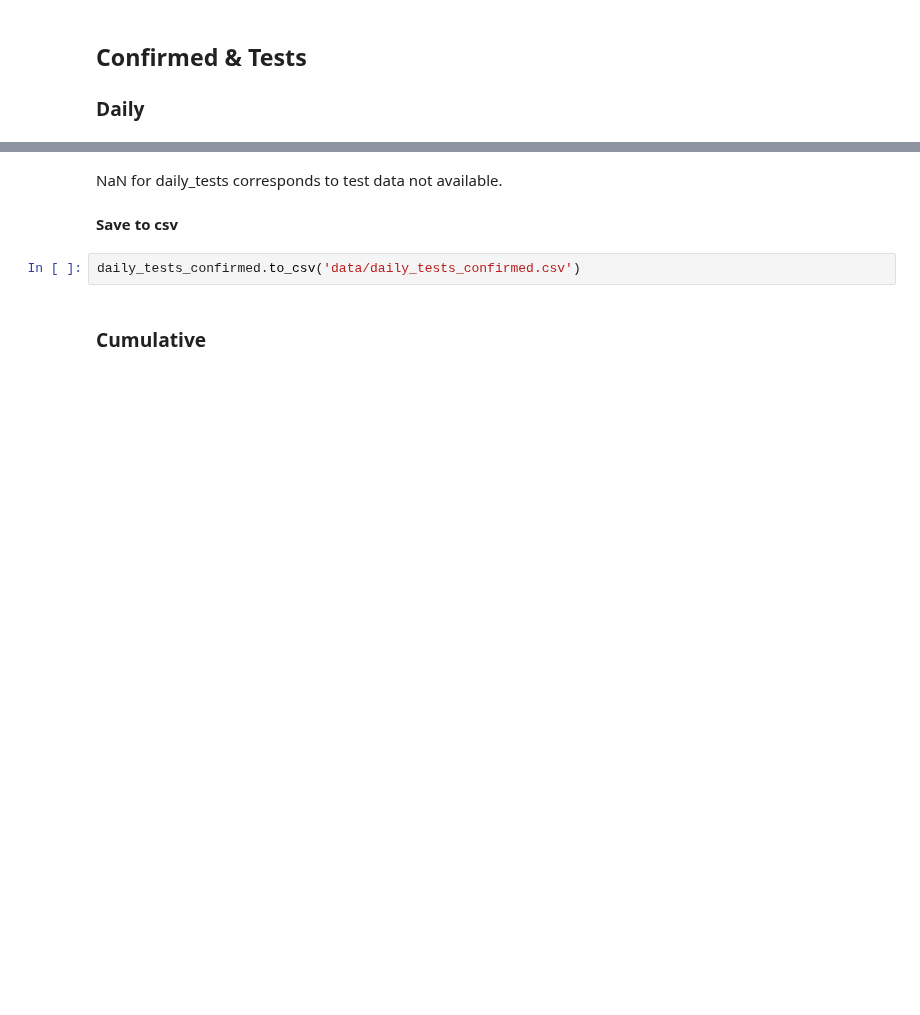
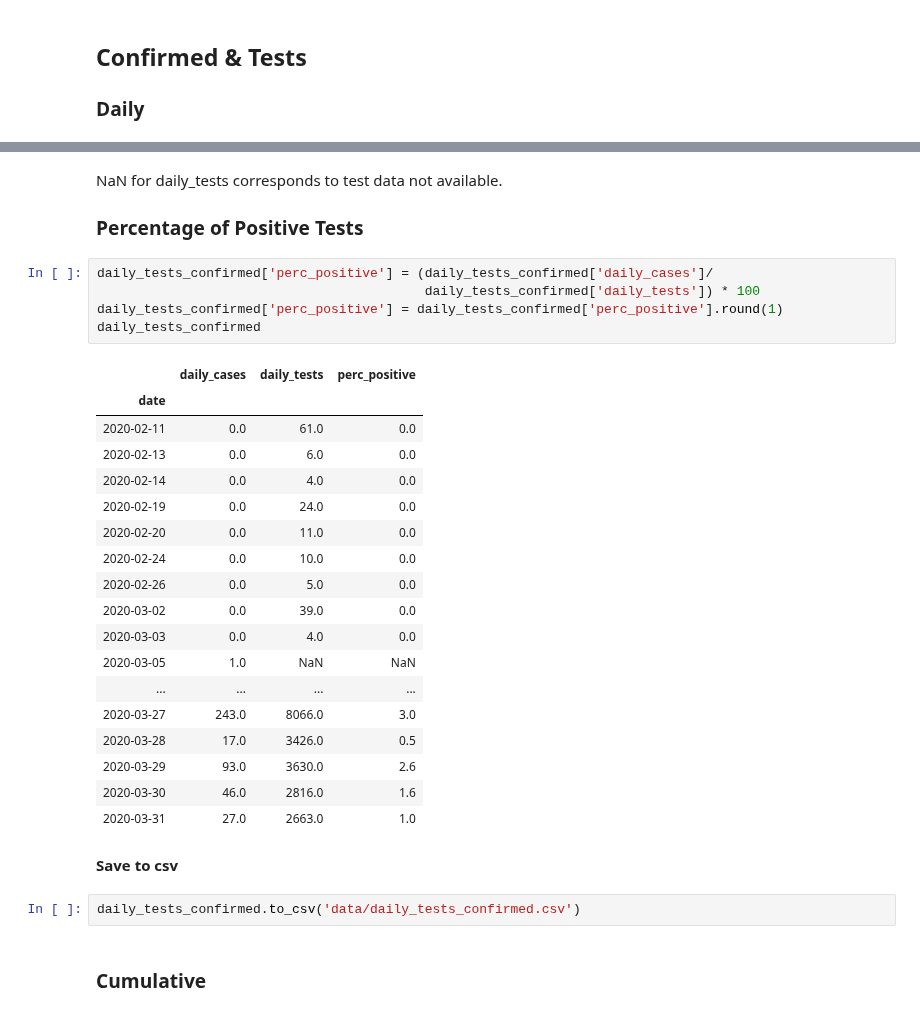
Before and after one commit to SimonRosen173/Covid19SAData, a Jupyter notebook: Data_Preprocessing.ipynb, the cells around one changed output, grey strips where cells are left out. Cells and saved outputs as stored; diff of their text form; blank space fills up the shorter version.

```diff
--- a/Data_Preprocessing.ipynb
+++ b/Data_Preprocessing.ipynb
@@ -368,5 +413,30 @@ daily_tests_confirmed
 # %% [markdown]
 NaN for daily_tests corresponds to test data not available.
+### Percentage of Positive Tests
+# %%
+daily_tests_confirmed['perc_positive'] = (daily_tests_confirmed['daily_cases']/
+                                          daily_tests_confirmed['daily_tests']) * 100
+daily_tests_confirmed['perc_positive'] = daily_tests_confirmed['perc_positive'].round(1)
+daily_tests_confirmed
+# %% [output]
+|  | daily_cases | daily_tests | perc_positive |
+| date |  |  |  |
+| 2020-02-11 | 0.0 | 61.0 | 0.0 |
+| 2020-02-13 | 0.0 | 6.0 | 0.0 |
+| 2020-02-14 | 0.0 | 4.0 | 0.0 |
+| 2020-02-19 | 0.0 | 24.0 | 0.0 |
+| 2020-02-20 | 0.0 | 11.0 | 0.0 |
+| 2020-02-24 | 0.0 | 10.0 | 0.0 |
+| 2020-02-26 | 0.0 | 5.0 | 0.0 |
+| 2020-03-02 | 0.0 | 39.0 | 0.0 |
+| 2020-03-03 | 0.0 | 4.0 | 0.0 |
+| 2020-03-05 | 1.0 | NaN | NaN |
+| ... | ... | ... | ... |
+| 2020-03-27 | 243.0 | 8066.0 | 3.0 |
+| 2020-03-28 | 17.0 | 3426.0 | 0.5 |
+| 2020-03-29 | 93.0 | 3630.0 | 2.6 |
+| 2020-03-30 | 46.0 | 2816.0 | 1.6 |
+| 2020-03-31 | 27.0 | 2663.0 | 1.0 |
 # %% [markdown]
 **Save to csv**
 # %%
```
Also changed, not shown: parts of 34 cells of this notebook, 19 other files.
